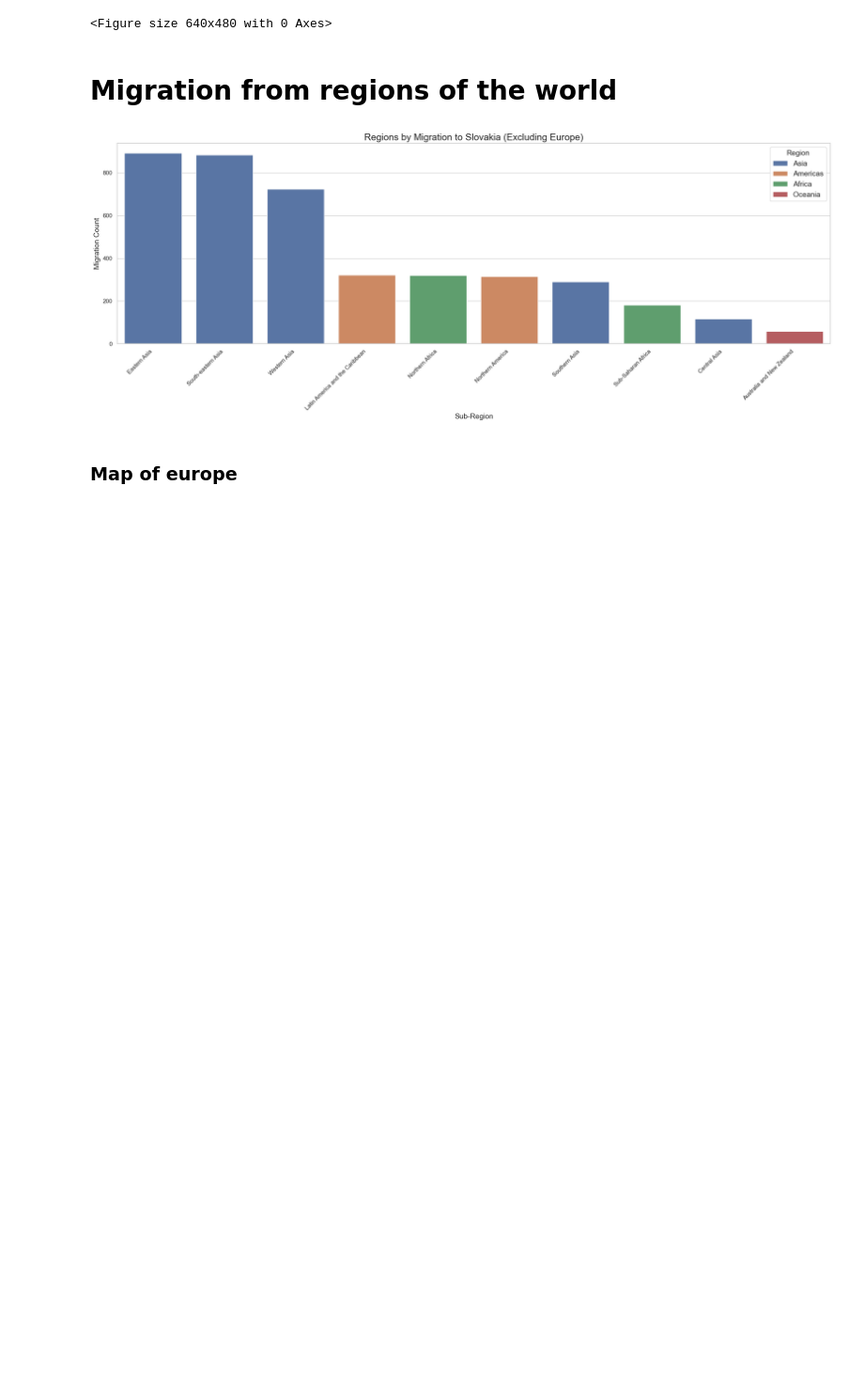
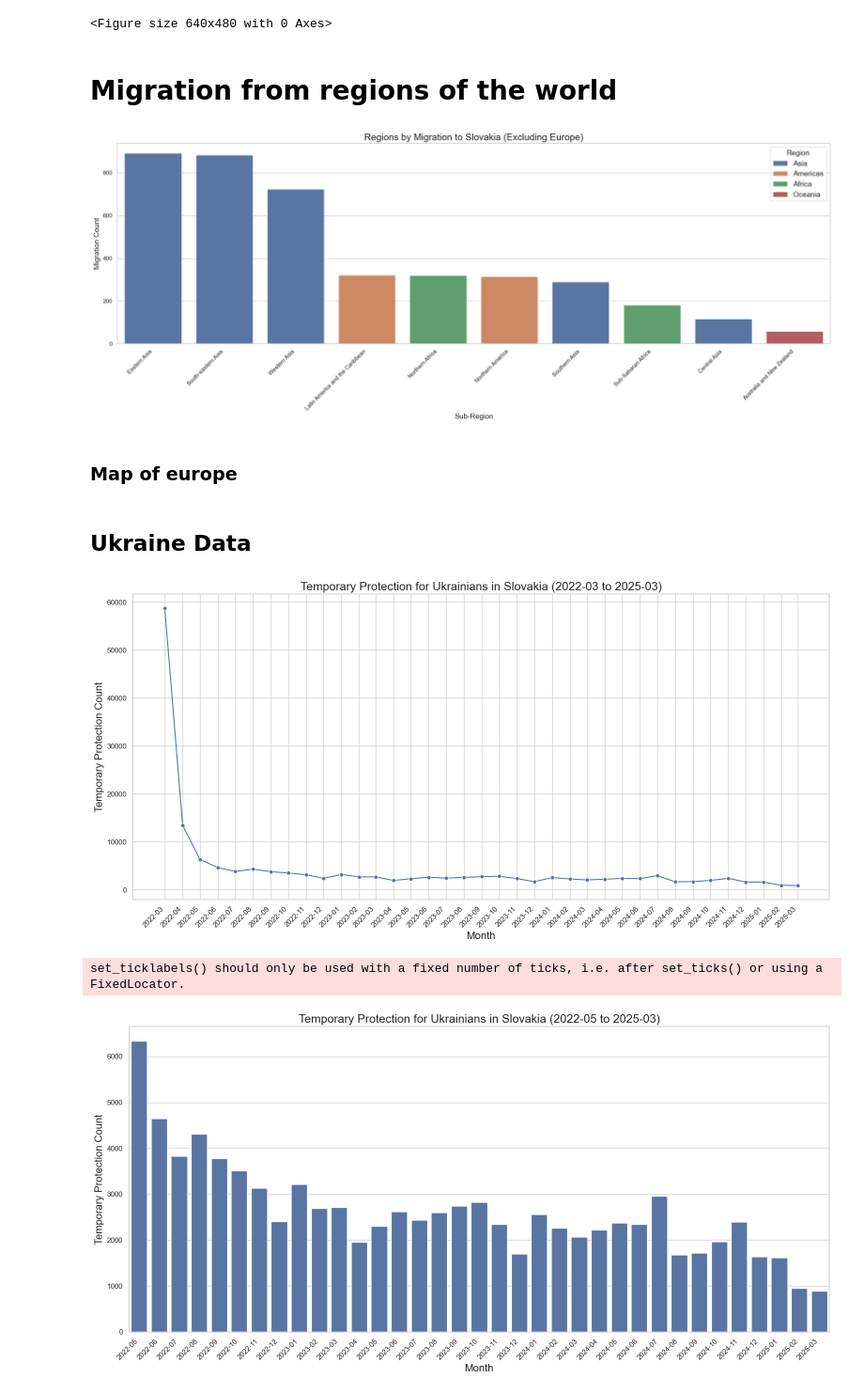
Before and after one commit to jatofi-official/migration-eu-analysis, a Jupyter notebook: Notebooks/Slovakia/slovakia_immigration.ipynb, the cells around one changed output. Shown at 94% size. Drawn from its saved outputs; the diff is of its cells as text; code cells hidden in the pictures; blank space fills up the shorter version.

```diff
--- a/Notebooks/Slovakia/slovakia_immigration.ipynb
+++ b/Notebooks/Slovakia/slovakia_immigration.ipynb
@@ -397,3 +449,64 @@ draw_choropleth(
     title="Immigration to Slovakia by European Countries",
     # save_path="../../Images/Slovakia/Migration/immigration/immi_to_sk_map.png"
 )
+# %% [markdown]
+## Ukraine Data
+# %%
+# Ukraine Temporary Protection Data Visualization
+
+# Load the temporary protection data
+ukr_tp_path = '../../Data/slovakia/slovak_temporary_protection.csv'
+ukr_tp_df = pd.read_csv(ukr_tp_path)
+
+# Filter for Ukrainians, sex='Total', age='TOTAL'
+ukr_tp = ukr_tp_df[
+    (ukr_tp_df['citizen_country'] == 'Ukraine') &
+    (ukr_tp_df['sex'] == 'Total') &
+    (ukr_tp_df['age'] == 'TOTAL')
+].copy()
+
+# Convert 'year' column to datetime for sorting and plotting
+ukr_tp['month'] = pd.to_datetime(ukr_tp['year'], format='%Y-%m')
+
+# Sort by month
+ukr_tp = ukr_tp.sort_values('month')
+
+# --- Line Plot: Temporary Protection for Ukrainians in Slovakia ---
+plt.figure(figsize=(16, 8))
+axes = sns.lineplot(
+    data=ukr_tp,
+    x='month',
+    y='count',
+    marker='o'
+)
+axes.set_xlabel('Month', fontsize=16)
+axes.set_ylabel('Temporary Protection Count', fontsize=16)
+axes.set_title('Temporary Protection for Ukrainians in Slovakia (2022-03 to 2025-03)', fontsize=18)
+axes.set_xticks(ukr_tp['month'])
+axes.set_xticklabels(ukr_tp['year'], rotation=45, ha='right')
+plt.tight_layout()
+plt.grid(True)
+plt.savefig("../../Images/Slovakia/Migration/immigration/ukraine_temp_protection_line.png", bbox_inches='tight')
+plt.show()
+
+# --- Bar Plot: Temporary Protection for Ukrainians in Slovakia (excluding first two months) ---
+ukr_tp_bar = ukr_tp[ukr_tp['month'] >= '2022-05']
+
+plt.figure(figsize=(16, 8))
+axes = sns.barplot(
+    data=ukr_tp_bar,
+    x='year',
+    y='count',
+)
+axes.set_xlabel('Month', fontsize=16)
+axes.set_ylabel('Temporary Protection Count', fontsize=16)
+axes.set_title('Temporary Protection for Ukrainians in Slovakia (2022-05 to 2025-03)', fontsize=18)
+axes.set_xticklabels(ukr_tp_bar['year'], rotation=45, ha='right')
+plt.tight_layout()
+plt.grid(True, axis='y')
+plt.savefig("../../Images/Slovakia/Migration/immigration/ukraine_temp_protection_bar.png", bbox_inches='tight')
+plt.show()
+# %% [output]
+[figure, added]
+set_ticklabels() should only be used with a fixed number of ticks, i.e. after set_ticks() or using a FixedLocator.
+[figure, added]
```
Also changed, not shown: parts of 4 cells of this notebook, 1 other file.
